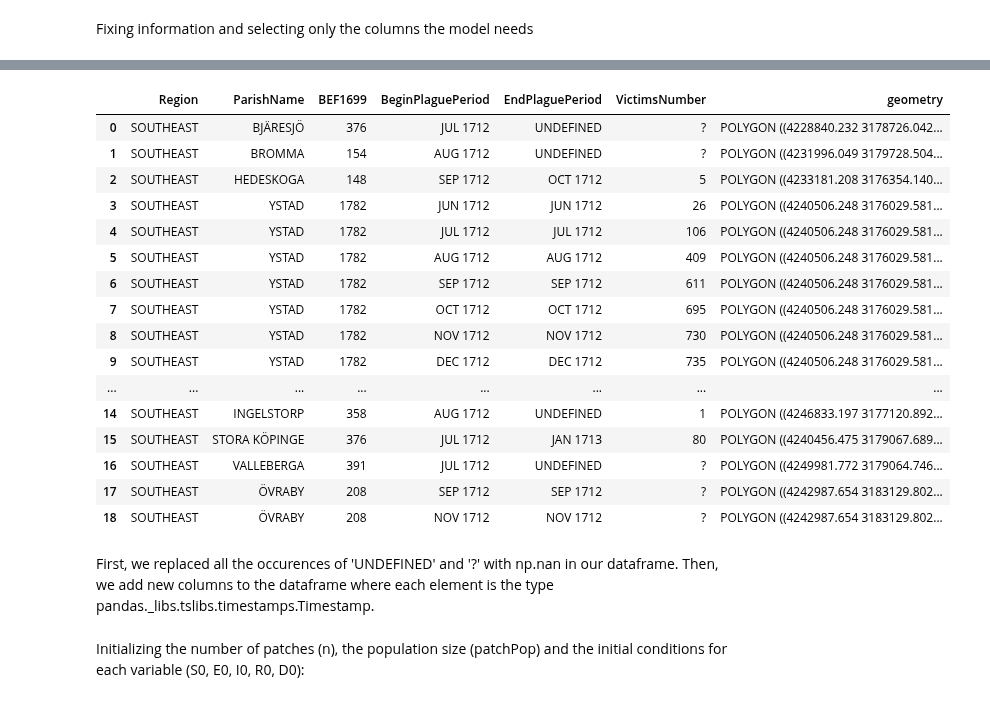
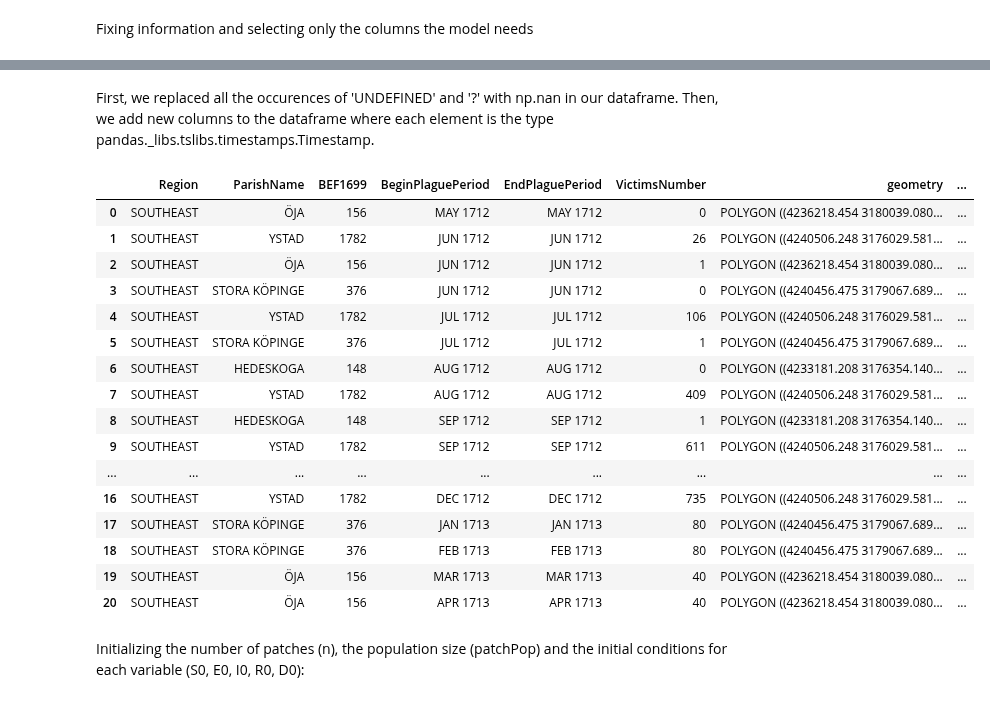
Before and after one commit to polislizarralde/PythonMathematicalModeling, a Jupyter notebook: docs/PlagueProject/FittingSeasonMetapopModelPlague.ipynb, the cells around one changed output, grey strips where cells are left out. Saved outputs shown, nothing was run; the diff lists cells and outputs as text; code cells hidden in the pictures.

```diff
--- a/docs/PlagueProject/FittingSeasonMetapopModelPlague.ipynb
+++ b/docs/PlagueProject/FittingSeasonMetapopModelPlague.ipynb
@@ -139,23 +304,3 @@ group = group[['Region', 'ParishName', 'BEF1699', 'BeginPlaguePeriod'
-# %%
-group
-# %% [output]
-|  | Region | ParishName | BEF1699 | BeginPlaguePeriod | EndPlaguePeriod | VictimsNumber | geometry |
-| 0 | SOUTHEAST | BJÄRESJÖ | 376 | JUL 1712 | UNDEFINED | ? | POLYGON ((4228840.232 3178726.042... |
-| 1 | SOUTHEAST | BROMMA | 154 | AUG 1712 | UNDEFINED | ? | POLYGON ((4231996.049 3179728.504... |
-| 2 | SOUTHEAST | HEDESKOGA | 148 | SEP 1712 | OCT 1712 | 5 | POLYGON ((4233181.208 3176354.140... |
-| 3 | SOUTHEAST | YSTAD | 1782 | JUN 1712 | JUN 1712 | 26 | POLYGON ((4240506.248 3176029.581... |
-| 4 | SOUTHEAST | YSTAD | 1782 | JUL 1712 | JUL 1712 | 106 | POLYGON ((4240506.248 3176029.581... |
-| 5 | SOUTHEAST | YSTAD | 1782 | AUG 1712 | AUG 1712 | 409 | POLYGON ((4240506.248 3176029.581... |
-| 6 | SOUTHEAST | YSTAD | 1782 | SEP 1712 | SEP 1712 | 611 | POLYGON ((4240506.248 3176029.581... |
-| 7 | SOUTHEAST | YSTAD | 1782 | OCT 1712 | OCT 1712 | 695 | POLYGON ((4240506.248 3176029.581... |
-| 8 | SOUTHEAST | YSTAD | 1782 | NOV 1712 | NOV 1712 | 730 | POLYGON ((4240506.248 3176029.581... |
-| 9 | SOUTHEAST | YSTAD | 1782 | DEC 1712 | DEC 1712 | 735 | POLYGON ((4240506.248 3176029.581... |
-| ... | ... | ... | ... | ... | ... | ... | ... |
-| 14 | SOUTHEAST | INGELSTORP | 358 | AUG 1712 | UNDEFINED | 1 | POLYGON ((4246833.197 3177120.892... |
-| 15 | SOUTHEAST | STORA KÖPINGE | 376 | JUL 1712 | JAN 1713 | 80 | POLYGON ((4240456.475 3179067.689... |
-| 16 | SOUTHEAST | VALLEBERGA | 391 | JUL 1712 | UNDEFINED | ? | POLYGON ((4249981.772 3179064.746... |
-| 17 | SOUTHEAST | ÖVRABY | 208 | SEP 1712 | SEP 1712 | ? | POLYGON ((4242987.654 3183129.802... |
-| 18 | SOUTHEAST | ÖVRABY | 208 | NOV 1712 | NOV 1712 | ? | POLYGON ((4242987.654 3183129.802... |
 # %% [markdown]
 First, we replaced all the occurences of 'UNDEFINED' and '?' with np.nan in our dataframe. Then, we add new columns to the dataframe where each element is the type pandas._libs.tslibs.timestamps.Timestamp.
 # %%
@@ -173,6 +320,26 @@ cluster1 = get_centroid(add_Begin_End_days(sort_by_date(group)
                                          , 'VictimsNumber'
                                          )
                         )
+# %%
+cluster1
+# %% [output]
+|  | Region | ParishName | BEF1699 | BeginPlaguePeriod | EndPlaguePeriod | VictimsNumber | geometry | ... |
+| 0 | SOUTHEAST | ÖJA | 156 | MAY 1712 | MAY 1712 | 0 | POLYGON ((4236218.454 3180039.080... | ... |
+| 1 | SOUTHEAST | YSTAD | 1782 | JUN 1712 | JUN 1712 | 26 | POLYGON ((4240506.248 3176029.581... | ... |
+| 2 | SOUTHEAST | ÖJA | 156 | JUN 1712 | JUN 1712 | 1 | POLYGON ((4236218.454 3180039.080... | ... |
+| 3 | SOUTHEAST | STORA KÖPINGE | 376 | JUN 1712 | JUN 1712 | 0 | POLYGON ((4240456.475 3179067.689... | ... |
+| 4 | SOUTHEAST | YSTAD | 1782 | JUL 1712 | JUL 1712 | 106 | POLYGON ((4240506.248 3176029.581... | ... |
+| 5 | SOUTHEAST | STORA KÖPINGE | 376 | JUL 1712 | JUL 1712 | 1 | POLYGON ((4240456.475 3179067.689... | ... |
+| 6 | SOUTHEAST | HEDESKOGA | 148 | AUG 1712 | AUG 1712 | 0 | POLYGON ((4233181.208 3176354.140... | ... |
+| 7 | SOUTHEAST | YSTAD | 1782 | AUG 1712 | AUG 1712 | 409 | POLYGON ((4240506.248 3176029.581... | ... |
+| 8 | SOUTHEAST | HEDESKOGA | 148 | SEP 1712 | SEP 1712 | 1 | POLYGON ((4233181.208 3176354.140... | ... |
+| 9 | SOUTHEAST | YSTAD | 1782 | SEP 1712 | SEP 1712 | 611 | POLYGON ((4240506.248 3176029.581... | ... |
+| ... | ... | ... | ... | ... | ... | ... | ... | ... |
+| 16 | SOUTHEAST | YSTAD | 1782 | DEC 1712 | DEC 1712 | 735 | POLYGON ((4240506.248 3176029.581... | ... |
+| 17 | SOUTHEAST | STORA KÖPINGE | 376 | JAN 1713 | JAN 1713 | 80 | POLYGON ((4240456.475 3179067.689... | ... |
+| 18 | SOUTHEAST | STORA KÖPINGE | 376 | FEB 1713 | FEB 1713 | 80 | POLYGON ((4240456.475 3179067.689... | ... |
+| 19 | SOUTHEAST | ÖJA | 156 | MAR 1713 | MAR 1713 | 40 | POLYGON ((4236218.454 3180039.080... | ... |
+| 20 | SOUTHEAST | ÖJA | 156 | APR 1713 | APR 1713 | 40 | POLYGON ((4236218.454 3180039.080... | ... |
 # %% [markdown]
 Initializing the number of patches (n), the population size (patchPop) and the initial conditions for each variable (S0, E0, I0, R0, D0):
 # %%
```
Also changed, not shown: parts of 15 cells of this notebook.
